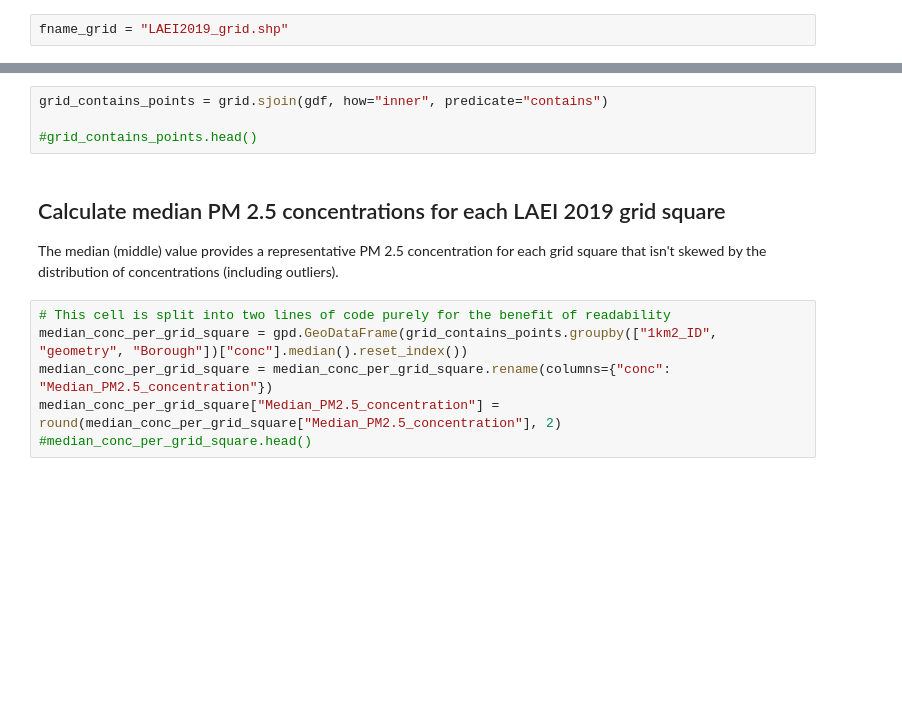
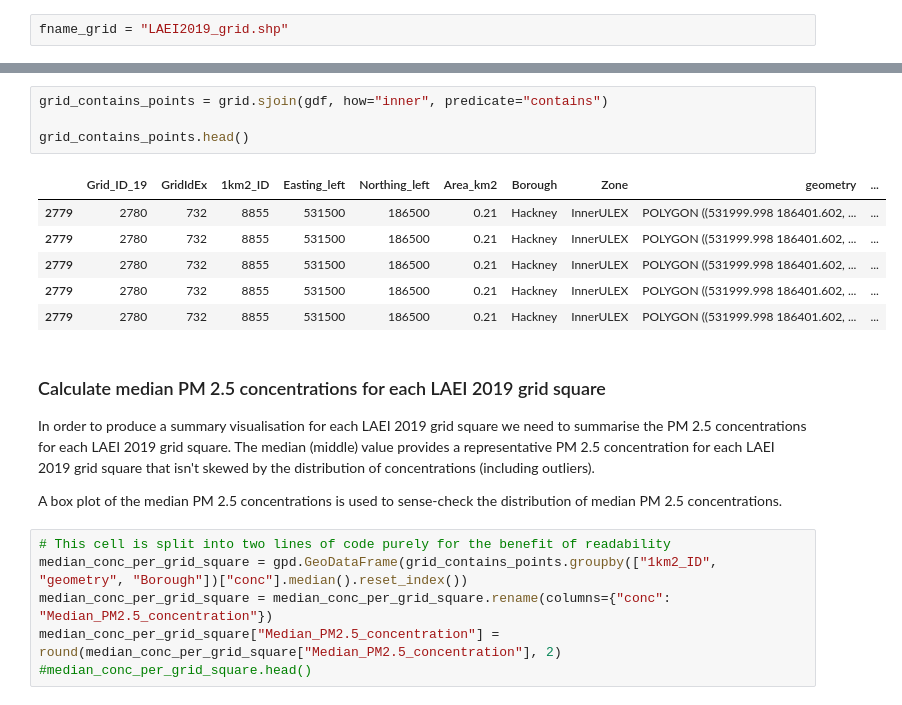
Before and after one commit to andrewsivanesan/London-air-quality, a Jupyter notebook: index.ipynb, the cells around one changed output, grey strips where cells are left out. Drawn from its saved outputs; the diff is of its cells as text; blank space fills up the shorter version.

Commit message:
Added table of contents, updated analysis section
Added table of contents to left side of page. Added additional commentary to the Methodology section.

```diff
--- a/index.ipynb
+++ b/index.ipynb
@@ -142,11 +137,20 @@ gdf = gpd.GeoDataFrame(df,
 # %%
 grid_contains_points = grid.sjoin(gdf, how="inner", predicate="contains")
 
-#grid_contains_points.head()
+grid_contains_points.head()
+# %% [output]
+|  | Grid_ID_19 | GridIdEx | 1km2_ID | Easting_left | Northing_left | Area_km2 | Borough | Zone | geometry | ... |
+| 2779 | 2780 | 732 | 8855 | 531500 | 186500 | 0.21 | Hackney | InnerULEX | POLYGON ((531999.998 186401.602, ... | ... |
+| 2779 | 2780 | 732 | 8855 | 531500 | 186500 | 0.21 | Hackney | InnerULEX | POLYGON ((531999.998 186401.602, ... | ... |
+| 2779 | 2780 | 732 | 8855 | 531500 | 186500 | 0.21 | Hackney | InnerULEX | POLYGON ((531999.998 186401.602, ... | ... |
+| 2779 | 2780 | 732 | 8855 | 531500 | 186500 | 0.21 | Hackney | InnerULEX | POLYGON ((531999.998 186401.602, ... | ... |
+| 2779 | 2780 | 732 | 8855 | 531500 | 186500 | 0.21 | Hackney | InnerULEX | POLYGON ((531999.998 186401.602, ... | ... |
 # %% [markdown]
-## Calculate median PM 2.5 concentrations for each LAEI 2019 grid square
+### Calculate median PM 2.5 concentrations for each LAEI 2019 grid square
 
-The median (middle) value provides a representative PM 2.5 concentration for each grid square that isn't skewed by the distribution of concentrations (including outliers).
+In order to produce a summary visualisation for each LAEI 2019 grid square we need to summarise the PM 2.5 concentrations for each LAEI 2019 grid square. The median (middle) value provides a representative PM 2.5 concentration for each LAEI 2019 grid square that isn't skewed by the distribution of concentrations (including outliers).
+
+A box plot of the median PM 2.5 concentrations is used to sense-check the distribution of median PM 2.5 concentrations.
 # %%
 # This cell is split into two lines of code purely for the benefit of readability
 median_conc_per_grid_square = gpd.GeoDataFrame(grid_contains_points.groupby(["1km2_ID", "geometry", "Borough"])["conc"].median().reset_index())
```
Also changed, not shown: parts of 19 cells of this notebook, 21 other files.
